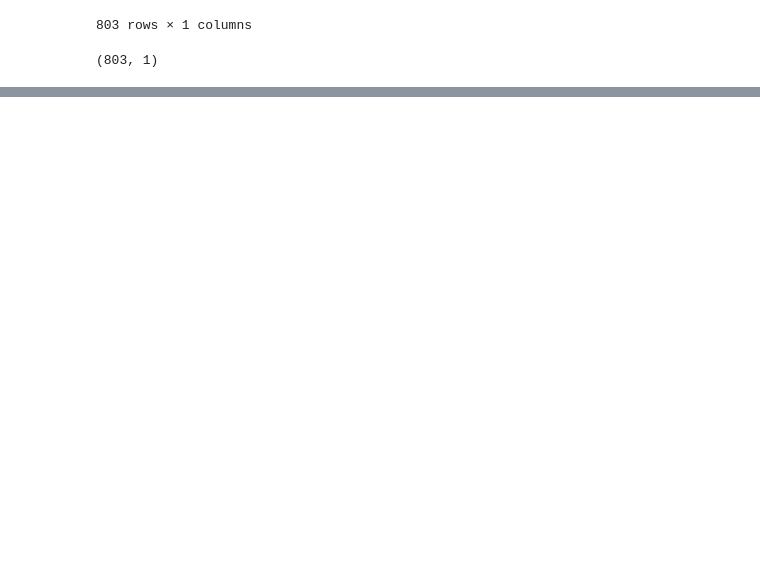
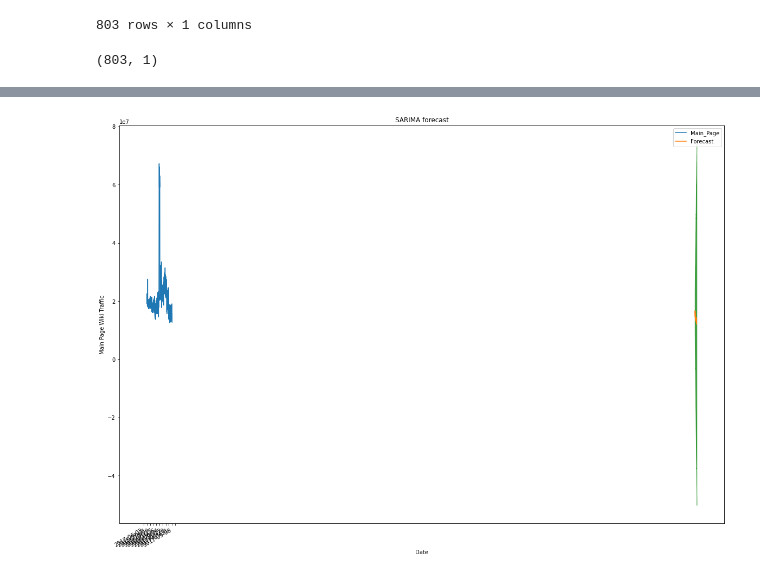
Before and after one commit to prasannakr/Web_Traffic_Forecast, a Jupyter notebook: Web_Traffic_Forecast.ipynb, the cells around one changed output, grey strips where cells are left out. Drawn from its saved outputs; the diff is of its cells as text; code cells hidden in the pictures; blank space fills up the shorter version.

```diff
--- a/Web_Traffic_Forecast.ipynb
+++ b/Web_Traffic_Forecast.ipynb
@@ -310,0 +408,3 @@ TypeError: '<' not supported between instances of 'int' and 'str'
+# %%
+forecast_values = SARIMAX_mod.get_forecast(steps=60)
+forecast_values.summary_frame()
@@ -310,0 +429,3 @@ TypeError: '<' not supported between instances of 'int' and 'str'
+# %%
+forecast_ci = forecast_values.conf_int()
+forecast_ci
@@ -310,0 +450,18 @@ TypeError: '<' not supported between instances of 'int' and 'str'
+# %%
+# Plot the data
+ax=train.plot(figsize = (20,15))
+# Plot forecasted values
+forecast_values.predicted_mean.plot(ax=ax, label = 'Forecast')
+# Plot Confidence Intervals
+ax.fill_between(forecast_ci.index,
+               forecast_ci.iloc[:, 0],
+               forecast_ci.iloc[:,1], color = 'g', alpha = 0.7)
+#Axes labels
+ax.set_xlabel('Date')
+ax.set_ylabel('Main Page Wiki Traffic')
+ax.set_title('SARIMA forecast')
+
+plt.legend()
+plt.show()
+# %% [output]
+[figure, added]
```
Also changed, not shown: parts of 24 cells of this notebook.
